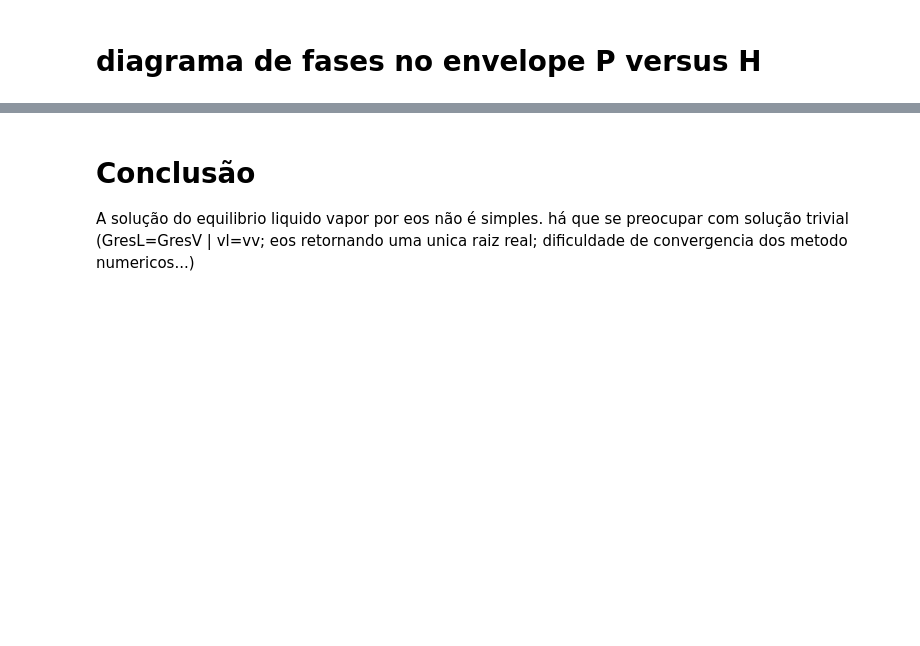
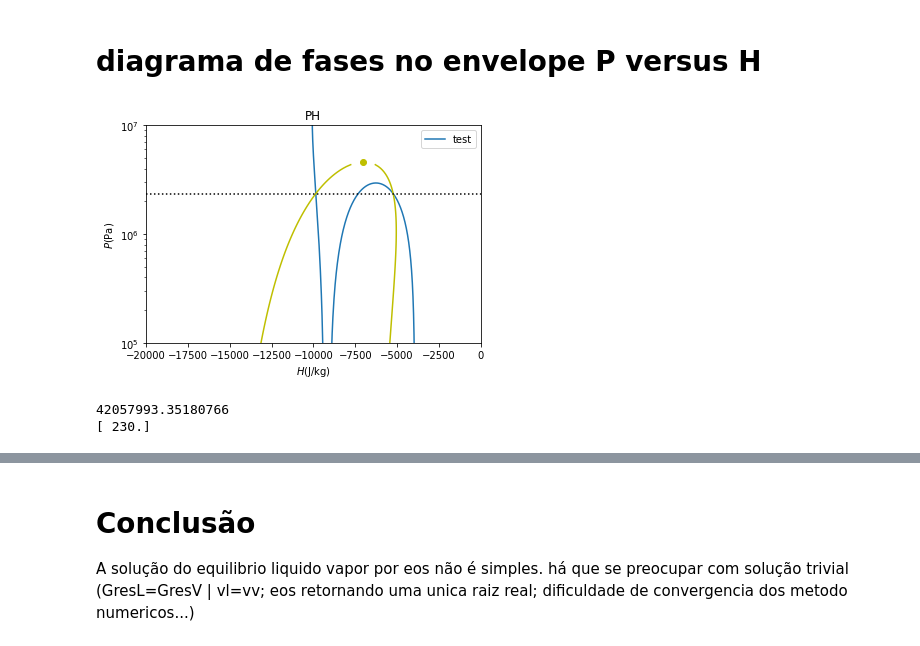
Before and after one commit to iurisegtovich/EQE359_Termodinamica_I, a Jupyter notebook: material_didatico/3_5_equacao_de_estado_cubica/aula_eos_puro_psat_SIMPLIFICADA.ipynb, the cells around one changed output, grey strips where cells are left out. Cells and saved outputs as stored; diff of their text form; code cells hidden in the pictures; blank space fills up the shorter version.

```diff
--- a/material_didatico/3_5_equacao_de_estado_cubica/aula_eos_puro_psat_SIMPLIFICADA.ipynb
+++ b/material_didatico/3_5_equacao_de_estado_cubica/aula_eos_puro_psat_SIMPLIFICADA.ipynb
@@ -534,10 +534,6 @@ VV_seq=np.zeros(nPsat)
 nV_seq=np.zeros(nPsat)
 for i in range(nPsat):
     VL_seq[i],VV_seq[i],nV_seq[i]=func_VL_VV_cubic(T=seqT3[i],P=seqP3[i])
-
-#amarração de VL VV em equilíbrio das isotermas
-Psat_test=func_Psat(Ttest)
-VL_test,VV_test,nV_test=func_VL_VV_cubic(T=Ttest,P=Psat_test)
 # %%
 vl,vv,n = func_VL_VV_cubic(T=Tc,P=Pc)
 print(vl,vv,n)
@@ -639,23 +616,24 @@ plt.show()
+# %%
+Hrealc=func_Hreal(T=Tc,P=Pc,Z=Pc*vc/(R*Tc))
 # %%
-# nT = len(val_T)
-# for i in range(nT): #isotermas
-#     plt.plot(listH[i],listP[i],label=str(val_T[i])+' K')
-#     plt.yscale('log')
-#     plt.ylabel(r'$P (\mathrm{Pa})$')
-#     plt.xlabel(r'${H} (\mathrm{J/Kg)}})$')
+plt.plot(seq_H,seq_P,label='test')
+plt.yscale('log')
+plt.ylabel(r'$P (\mathrm{Pa})$')
+plt.xlabel(r'${H} (\mathrm{J/Kg)}})$')
 
-# for i in range(nT): #envelope
-#     plt.plot(Hreal_L1,Pseq, color='y')
-#     plt.plot(Hreal_V1,Pseq, color='y')
-#     plt.yscale('log')
-#     plt.ylabel(r'$P (\mathrm{Pa})$')
-#     plt.xlabel(r'${H} (\mathrm{J/kg})$')
-#     plt.title('n-Pentano')
-#     plt.xlim(-20000,30000)
-#     plt.ylim(1e5,1e8)
+plt.plot(HL_seq,seqP3, color='y')
+plt.plot(HV_seq,seqP3, color='y')
+plt.yscale('log')
+plt.ylabel(r'$P (\mathrm{Pa})$')
+plt.xlabel(r'${H} (\mathrm{J/kg})$')
+plt.title('PH')
+plt.xlim(-20000,0)
+plt.ylim(1e5,1e7)
 
-#     plt.scatter(Hrealc,Pc, color='y')
-
-# plt.legend()
-# plt.show()
+plt.scatter(Hrealc,Pc, color='y')
+plt.axhline(Psat_test,color='black',ls=':')
+plt.legend()
+plt.show()
+# %% [output]
+[figure, added]
 # %%
@@ -683,22 +658,26 @@ plt.show()
 # %%
-# #Cálculo de T através de Van der Waals
-# from scipy.optimize import fsolve
+#Cálculo de T através de Van der Waals
+from scipy.optimize import fsolve
 
 
-# def T_PengRobinson(P,V):
-#     from scipy.optimize import fsolve
-#     a=27*R**2*Tc**2/(64*Pc)
-#     b=R*Tc/(8*Pc)
-#     def T_VanderWaals(P,V):
-#         return (P + a/V**2 )*(V-b)/R
+def func_T_Soave(P,Vm):
+    from scipy.optimize import fsolve
 
-#     def RES(T):
-#         return P-P_PengRobinson(T,V)
+    def T_guess(P,Vm):
+        a=func_a(T=Tc)
+        return (P + a/(Vm**2 + u*b*Vm + w*b**2) )*(Vm-b)/R
 
-#     T=fsolve(func=RES,x0=T_VanderWaals(P,max(V,1.01*b)))
+    def RES(T):
+        return P-func_P_soave(T=T,Vm=Vm)
 
-#     return T
+    T=fsolve(func=RES,x0=T_guess(P=P,Vm=max(Vm,b*1.01)))
 
-# Ptest=P_PengRobinson(200,1e-5)
-# print(Ptest)
-# print( T_PengRobinson(Ptest,1e-5) )
+    return T
+
+Vmtest=5e-5
+Ptest=func_P_soave(T=230,Vm=Vmtest)
+print(Ptest)
+print( func_T_Soave(P=Ptest,Vm=Vmtest) )
+# %% [output]
+42057993.35180766
+[ 230.]
```
Also changed, not shown: parts of 13 cells of this notebook.
